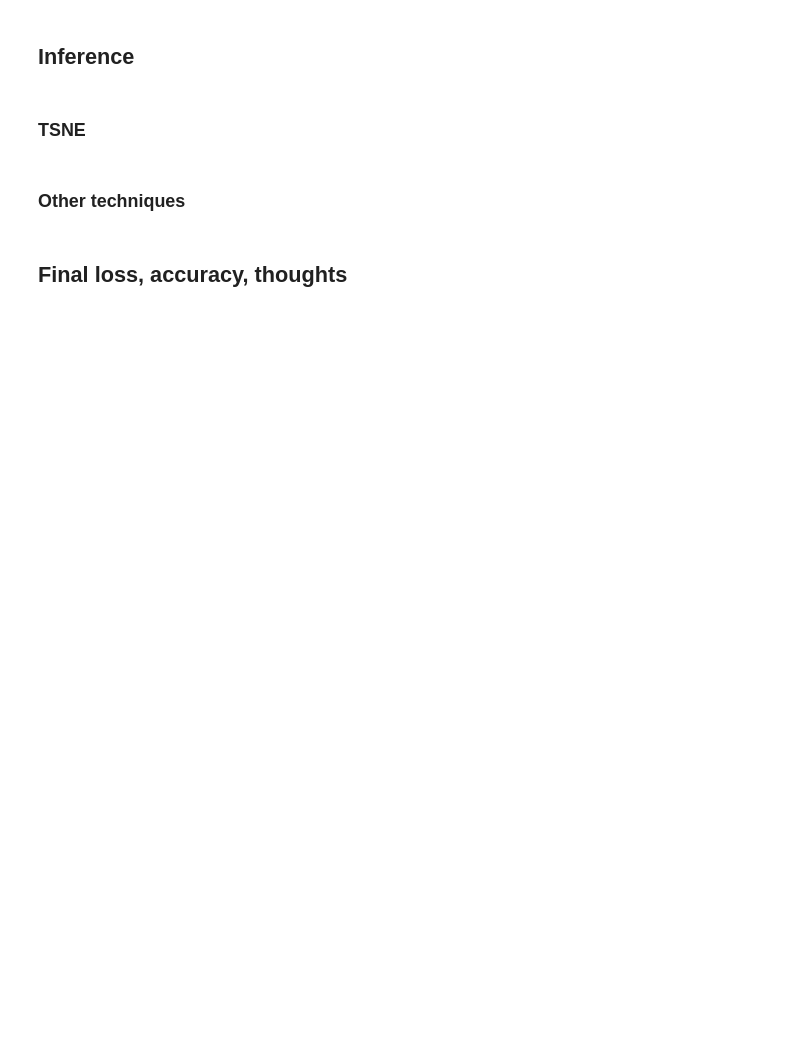
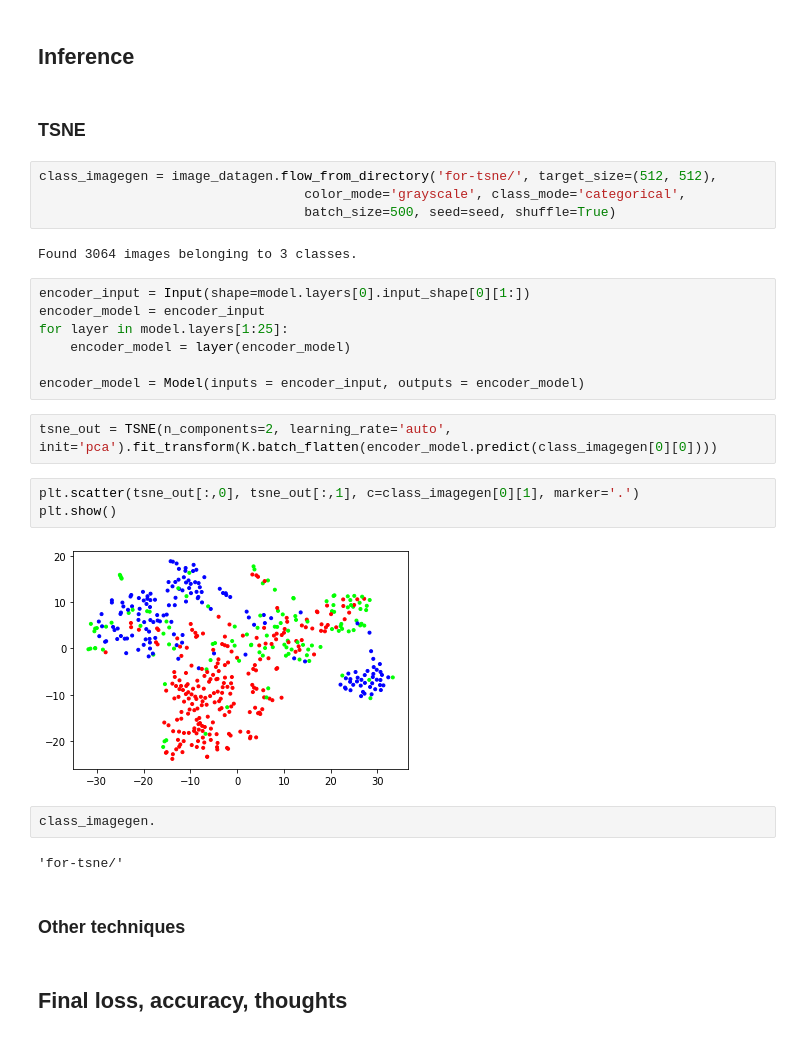
Before and after one commit to PoojanSmart/AI-2-Brain-Tumor-Classification-Segmentation-Project, a Jupyter notebook: u-net.ipynb, the cells around one changed output. Saved outputs shown, nothing was run; the diff lists cells and outputs as text; blank space fills up the shorter version.

```diff
--- a/u-net.ipynb
+++ b/u-net.ipynb
@@ -262,6 +263,30 @@ plt.show()
 ## Inference
 # %% [markdown]
 ### TSNE
+# %%
+class_imagegen = image_datagen.flow_from_directory('for-tsne/', target_size=(512, 512),
+                                  color_mode='grayscale', class_mode='categorical',
+                                  batch_size=500, seed=seed, shuffle=True)
+# %% [output]
+Found 3064 images belonging to 3 classes.
+# %%
+encoder_input = Input(shape=model.layers[0].input_shape[0][1:])
+encoder_model = encoder_input
+for layer in model.layers[1:25]:
+    encoder_model = layer(encoder_model)
+
+encoder_model = Model(inputs = encoder_input, outputs = encoder_model)
+# %%
+tsne_out = TSNE(n_components=2, learning_rate='auto', init='pca').fit_transform(K.batch_flatten(encoder_model.predict(class_imagegen[0][0])))
+# %%
+plt.scatter(tsne_out[:,0], tsne_out[:,1], c=class_imagegen[0][1], marker='.')
+plt.show()
+# %% [output]
+[figure, added]
+# %%
+class_imagegen.
+# %% [output]
+'for-tsne/'
 # %% [markdown]
 ### Other techniques
 # %% [markdown]
```
Also changed, not shown: parts of 23 cells of this notebook.
